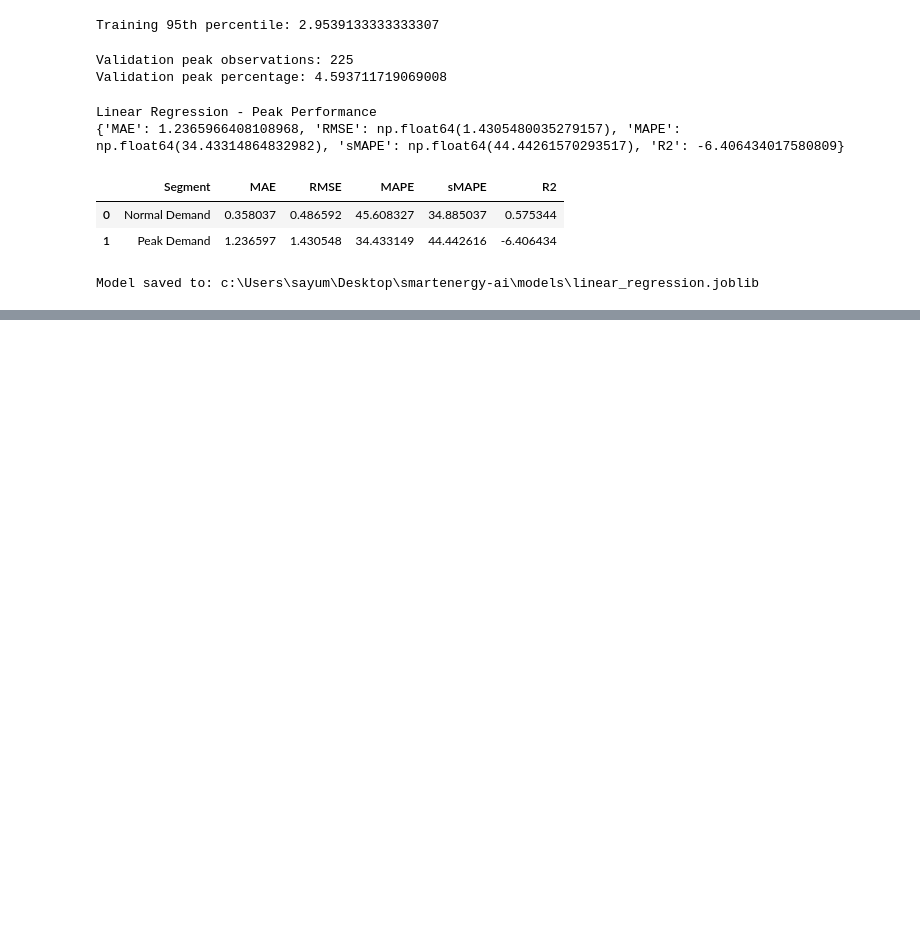
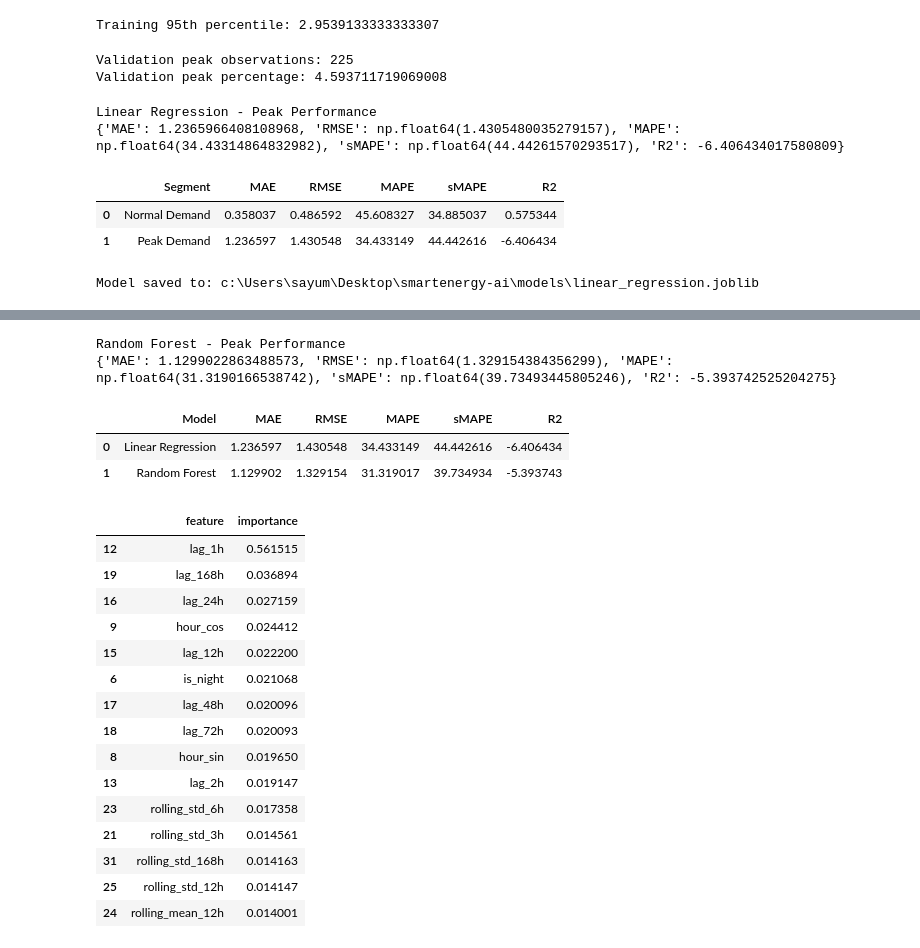
Before and after one commit to Dumi96/ML-Based-Electricity-Demand-Forecasting-Consumption-Anomaly-Detection-for-Smart-Homes, a Jupyter notebook: notebooks/01_data_ingestion_and_quality.ipynb, the cells around one changed output, grey strips where cells are left out. Drawn from its saved outputs; the diff is of its cells as text; code cells hidden in the pictures; blank space fills up the shorter version.

```diff
--- a/notebooks/01_data_ingestion_and_quality.ipynb
+++ b/notebooks/01_data_ingestion_and_quality.ipynb
@@ -3009,0 +3017,4 @@ Model saved to: c:\Users\sayum\Desktop\smartenergy-ai\models\linear_regression.j
+# %%
+rf_model = create_random_forest_model()
+
+print(rf_model)
@@ -3009,0 +3081,61 @@ Model saved to: c:\Users\sayum\Desktop\smartenergy-ai\models\linear_regression.j
+# %%
+rf_peak_metrics = calculate_metrics(
+    y_val[peak_mask],
+    y_val_pred_rf[peak_mask]
+)
+
+print("Random Forest - Peak Performance")
+print(rf_peak_metrics)
+# %% [output]
+Random Forest - Peak Performance
+{'MAE': 1.1299022863488573, 'RMSE': np.float64(1.329154384356299), 'MAPE': np.float64(31.3190166538742), 'sMAPE': np.float64(39.73493445805246), 'R2': -5.393742525204275}
+# %%
+peak_comparison = pd.DataFrame([
+    {
+        "Model": "Linear Regression",
+        **peak_metrics
+    },
+    {
+        "Model": "Random Forest",
+        **rf_peak_metrics
+    }
+])
+
+display(peak_comparison)
+# %% [output]
+|  | Model | MAE | RMSE | MAPE | sMAPE | R2 |
+| 0 | Linear Regression | 1.236597 | 1.430548 | 34.433149 | 44.442616 | -6.406434 |
+| 1 | Random Forest | 1.129902 | 1.329154 | 31.319017 | 39.734934 | -5.393743 |
+# %%
+# Random Forest feature importance
+
+feature_importance = pd.DataFrame({
+    "feature": X_train.columns,
+    "importance": rf_model.feature_importances_
+})
+
+feature_importance = feature_importance.sort_values(
+    by="importance",
+    ascending=False
+)
+
+display(
+    feature_importance.head(15)
+)
+# %% [output]
+|  | feature | importance |
+| 12 | lag_1h | 0.561515 |
+| 19 | lag_168h | 0.036894 |
+| 16 | lag_24h | 0.027159 |
+| 9 | hour_cos | 0.024412 |
+| 15 | lag_12h | 0.022200 |
+| 6 | is_night | 0.021068 |
+| 17 | lag_48h | 0.020096 |
+| 18 | lag_72h | 0.020093 |
+| 8 | hour_sin | 0.019650 |
+| 13 | lag_2h | 0.019147 |
+| 23 | rolling_std_6h | 0.017358 |
+| 21 | rolling_std_3h | 0.014561 |
+| 31 | rolling_std_168h | 0.014163 |
+| 25 | rolling_std_12h | 0.014147 |
+| 24 | rolling_mean_12h | 0.014001 |
```
Also changed, not shown: parts of 14 cells of this notebook, 2 other files.
